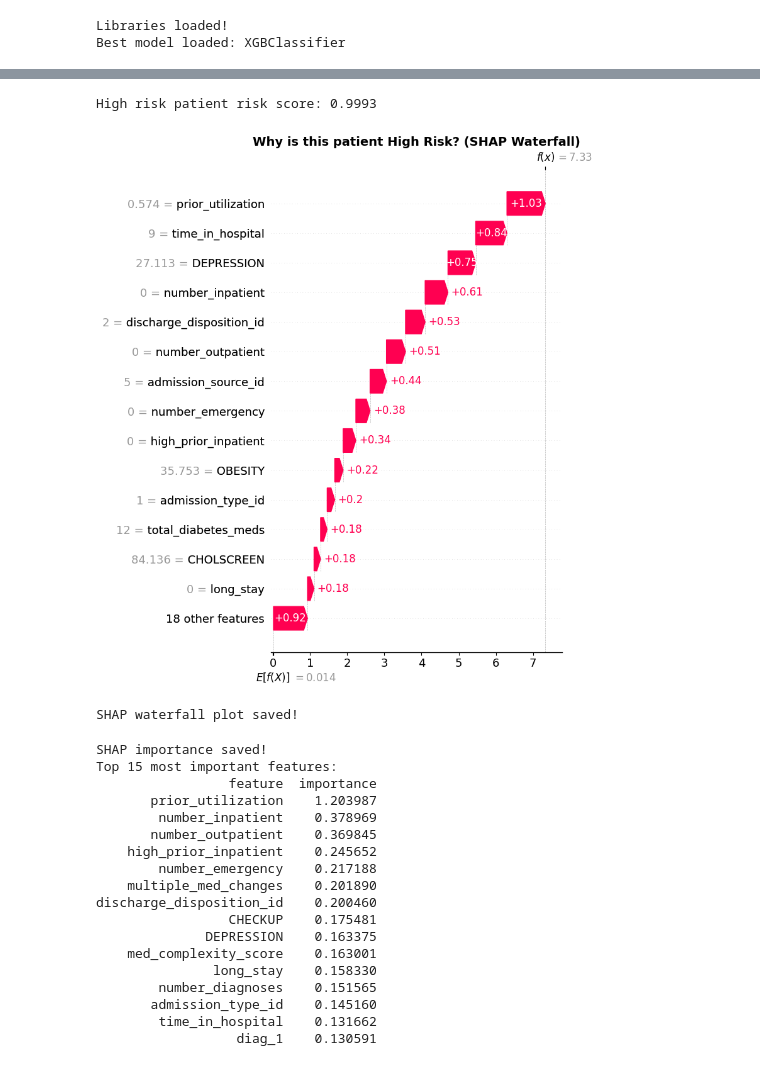
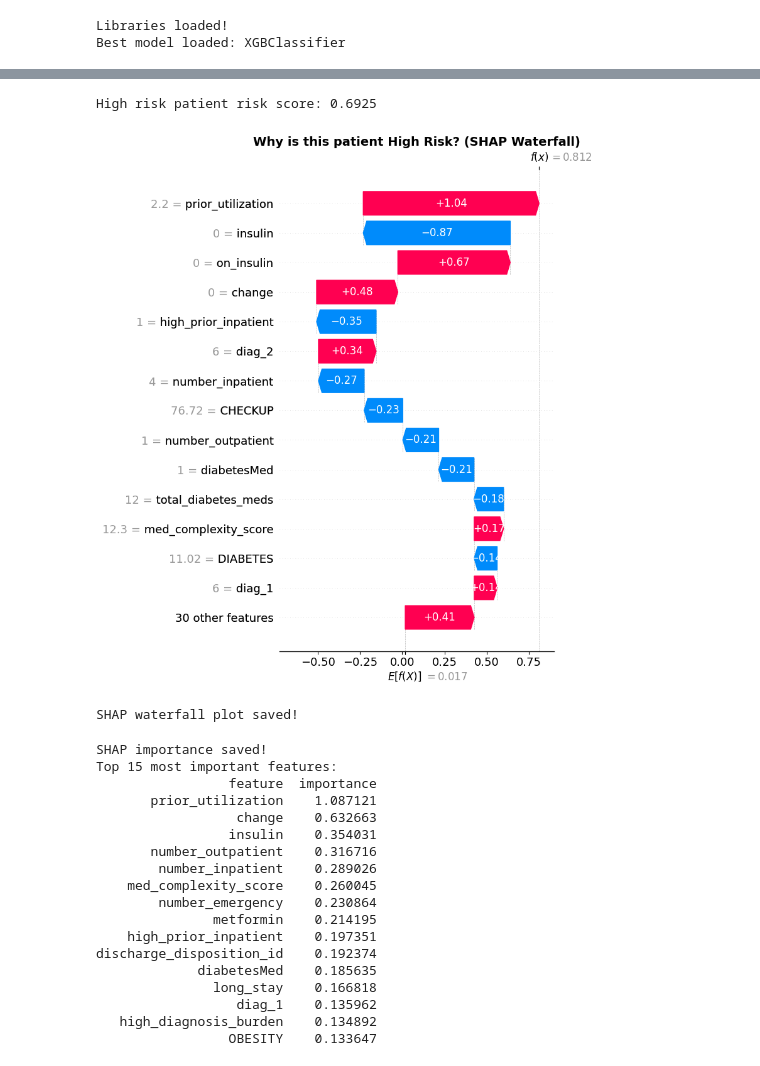
Before and after one commit to nandinireddy2701/Diabetic_readmission_prediction, a Jupyter notebook: notebooks/05_explainability.ipynb, the cells around one changed output, grey strips where cells are left out. Drawn from its saved outputs; the diff is of its cells as text; code cells hidden in the pictures.

```diff
--- a/notebooks/05_explainability.ipynb
+++ b/notebooks/05_explainability.ipynb
@@ -4,11 +4,16 @@ import numpy as np
 import matplotlib.pyplot as plt
 import shap
 import joblib
+from sklearn.model_selection import train_test_split
+from xgboost import XGBClassifier
+from sklearn.model_selection import GridSearchCV
+from sklearn.metrics import roc_auc_score
+from imblearn.over_sampling import SMOTE
 import warnings
 warnings.filterwarnings('ignore')
 
 # Load best model
-best_model = joblib.load("../models/best_xgb_model.pkl")
+best_model = joblib.load("../models/model_xgb_multi.pkl")
 
 print("Libraries loaded!")
 print(f"Best model loaded: {type(best_model).__name__}")
@@ -58,0 +23,20 @@ Test set shape: (36164, 32)
+# %%
+# Load exact feature names model was trained on
+model_features = joblib.load("../models/feature_names.pkl")
+
+# Reload dataset
+df = pd.read_csv("../data/processed/diabetic_engineered.csv")
+
+X = df[model_features]
+y = df['readmitted_30']
+
+# Same 70/15/15 split as Week 5
+X_train, X_temp, y_train, y_temp = train_test_split(
+    X, y, test_size=0.30, random_state=42, stratify=y
+)
+X_val, X_test, y_val, y_test = train_test_split(
+    X_temp, y_temp, test_size=0.50, random_state=42, stratify=y_temp
+)
+
+print(f"Data loaded with correct 44 features!")
+print(f"Test set shape: {X_test.shape}")
@@ -114,37 +107,35 @@ SHAP dot plot saved!
 # %%
 # SHAP Waterfall plot for one high risk patient
-# Find a high risk patient first
 y_prob_sample = best_model.predict_proba(X_sample)[:, 1]
 high_risk_idx = y_prob_sample.argmax()
 
 print(f"High risk patient risk score: {y_prob_sample[high_risk_idx]:.4f}")
 
-# Create waterfall plot
 shap.waterfall_plot(
     shap.Explanation(
         values=shap_values[high_risk_idx],
         base_values=explainer.expected_value,
         data=X_sample.iloc[high_risk_idx],
-        feature_names=all_features
+        feature_names=model_features
     ),
     max_display=15,
     show=False
 )
 plt.title("Why is this patient High Risk? (SHAP Waterfall)",
           fontsize=14, fontweight='bold')
 plt.tight_layout()
 plt.savefig("../explainability/shap_waterfall.png",
             dpi=150, bbox_inches='tight')
 plt.show()
 print("SHAP waterfall plot saved!")
 # %% [output]
-High risk patient risk score: 0.9993
+High risk patient risk score: 0.6925
-[figure, old version]
+[figure, new version]
 SHAP waterfall plot saved!
 # %%
-# Export SHAP feature importance as CSV for Power BI
+# Export SHAP feature importance as CSV
 shap_importance = pd.DataFrame({
-    'feature': all_features,
+    'feature': model_features,
     'importance': np.abs(shap_values).mean(axis=0)
 }).sort_values('importance', ascending=False)
 
@@ -157,19 +148,19 @@ print(shap_importance.head(15).to_string(index=False))
 SHAP importance saved!
 Top 15 most important features:
                  feature  importance
-       prior_utilization    1.203987
-        number_inpatient    0.378969
-       number_outpatient    0.369845
-    high_prior_inpatient    0.245652
-        number_emergency    0.217188
-    multiple_med_changes    0.201890
-discharge_disposition_id    0.200460
-                 CHECKUP    0.175481
-              DEPRESSION    0.163375
-    med_complexity_score    0.163001
-               long_stay    0.158330
-        number_diagnoses    0.151565
-       admission_type_id    0.145160
-        time_in_hospital    0.131662
-                  diag_1    0.130591
+       prior_utilization    1.087121
+                  change    0.632663
+                 insulin    0.354031
+       number_outpatient    0.316716
+        number_inpatient    0.289026
+    med_complexity_score    0.260045
+        number_emergency    0.230864
+               metformin    0.214195
+    high_prior_inpatient    0.197351
+discharge_disposition_id    0.192374
+             diabetesMed    0.185635
+               long_stay    0.166818
+                  diag_1    0.135962
+   high_diagnosis_burden    0.134892
+                 OBESITY    0.133647
 # %%
```
Also changed, not shown: parts of 8 cells of this notebook, 9 other files.
